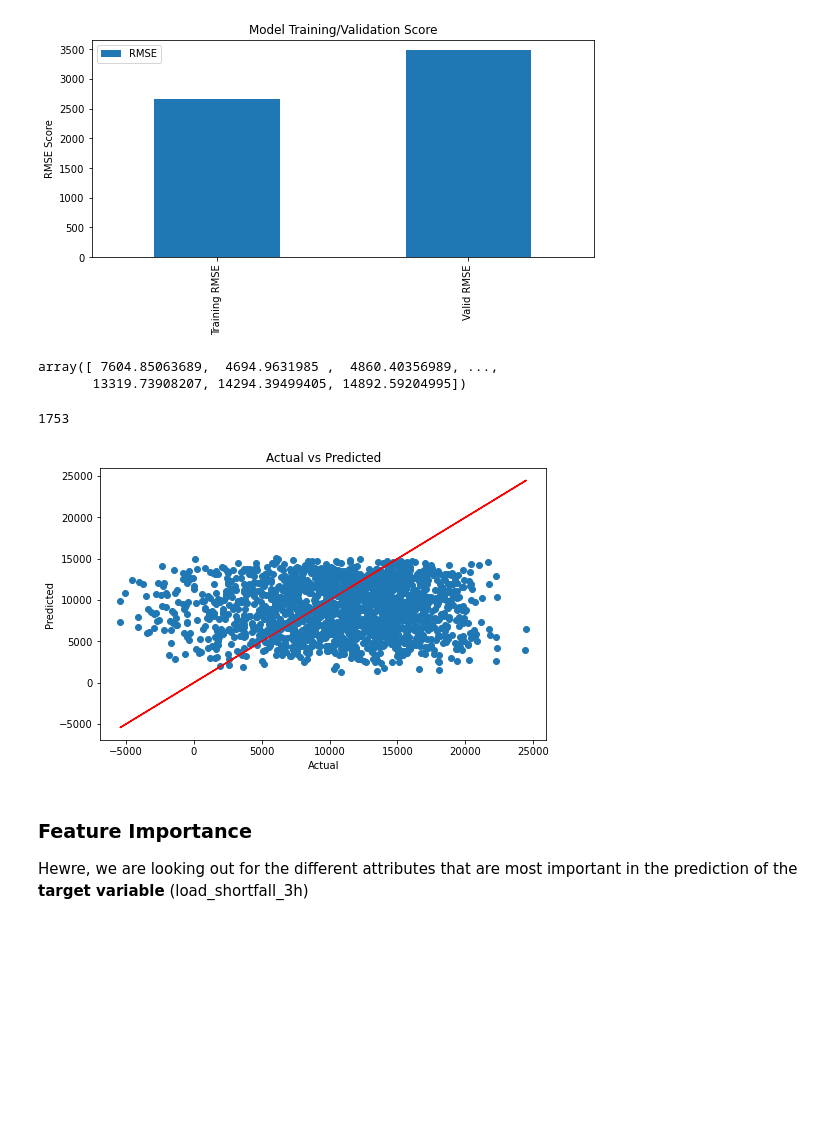
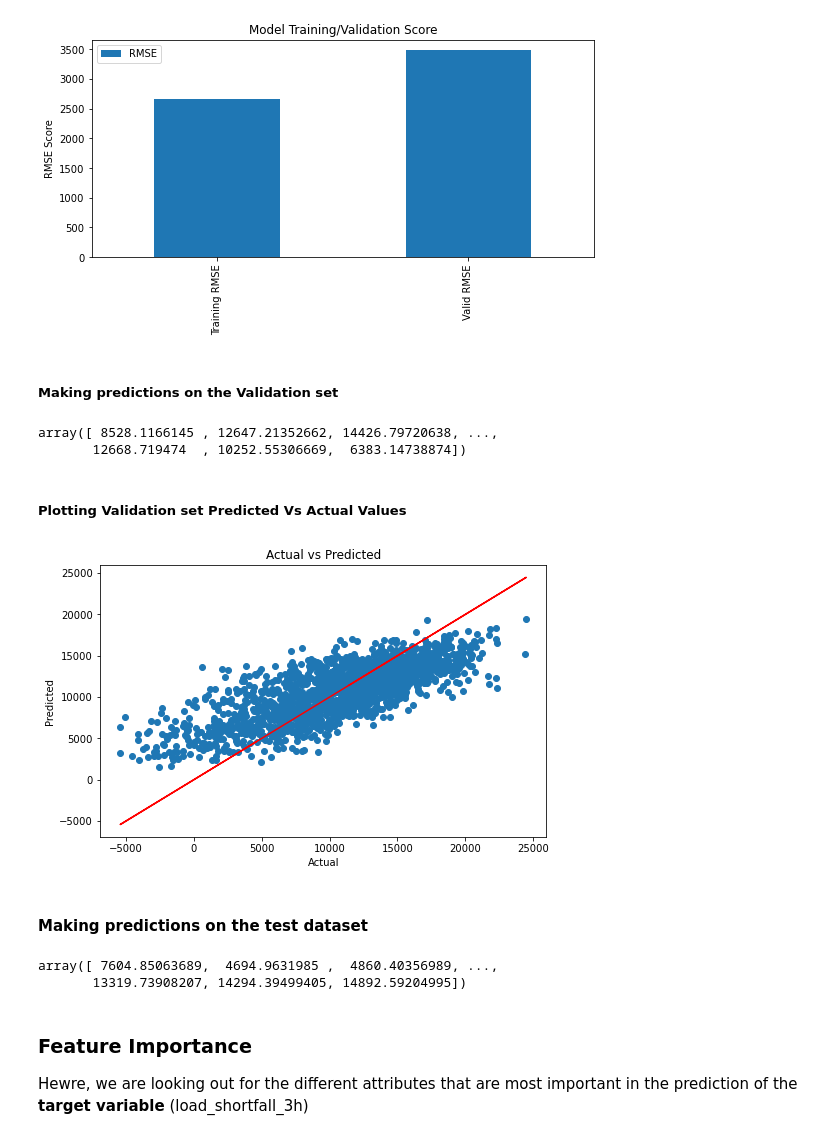
Before and after one commit to egah1111/AR_Team1_-Regression_Predict_Kaggle, a Jupyter notebook: starter-notebook-Copy1_ruth.ipynb, the cells around one changed output. Drawn from its saved outputs; the diff is of its cells as text; code cells hidden in the pictures; blank space fills up the shorter version.

```diff
--- a/starter-notebook-Copy1_ruth.ipynb
+++ b/starter-notebook-Copy1_ruth.ipynb
@@ -1225,9 +1211,9 @@ rf_grid = {"n_estimators": np.arange(10, 100, 10),
           "max_features": [0.5, 1, "sqrt", "auto"]}
 
 # Instantiate RandomizedSearcgCV model
-rs_model = RandomizedSearchCV(model_list[2],
+rs_model = RandomizedSearchCV(model_list[1],
                              param_distributions=rf_grid,
-                             n_iter=6,
+                             n_iter=5,
                              cv=10,
                              verbose=True)
 
@@ -1298,29 +1284,38 @@ plt.ylabel("RMSE Score")
 # %% [output]
 Text(0, 0.5, 'RMSE Score')
 [figure]
+# %% [markdown]
+##### Making predictions on the Validation set
+# %%
+# Predicting load_shortfall_3h for X_val using ideal model
+y_val_predi = ideal_model.predict(X_val)
+y_val_predi
+# %% [output]
+array([ 8528.1166145 , 12647.21352662, 14426.79720638, ...,
+       12668.719474  , 10252.55306669,  6383.14738874])
+# %% [markdown]
+##### Plotting Validation set Predicted Vs Actual Values
+# %%
+# Create figure and axes
+f, ax = plt.subplots(figsize=(8,5))
+
+# Plot on axes
+ax.set_title('Actual vs Predicted')
+ax.set_xlabel('Actual')
+ax.set_ylabel('Predicted')
+ax.scatter(y_val,y_val_predi)
+ax.plot(y_val,y_val,'r')
+plt.show()
+# %% [output]
+[figure, added]
+# %% [markdown]
+#### Making predictions on the test dataset
 # %%
 y_predicty = ideal_model.predict(df_test_copy)
 y_predicty
 # %% [output]
 array([ 7604.85063689,  4694.9631985 ,  4860.40356989, ...,
        13319.73908207, 14294.39499405, 14892.59204995])
-# %%
-len(y_val)
-# %% [output]
-1753
-# %%
-# Create figure and axes
-f, ax = plt.subplots(figsize=(8,5))
-
-# Plot on axes
-ax.set_title('Actual vs Predicted')
-ax.set_xlabel('Actual')
-ax.set_ylabel('Predicted')
-ax.scatter(y_val,y_predicty[:len(y_val)])
-ax.plot(y_val,y_val,'r')
-plt.show()
-# %% [output]
-[figure, removed]
 # %% [markdown]
 ### Feature Importance
 
```
Also changed, not shown: parts of 34 cells of this notebook, 3 other files.
